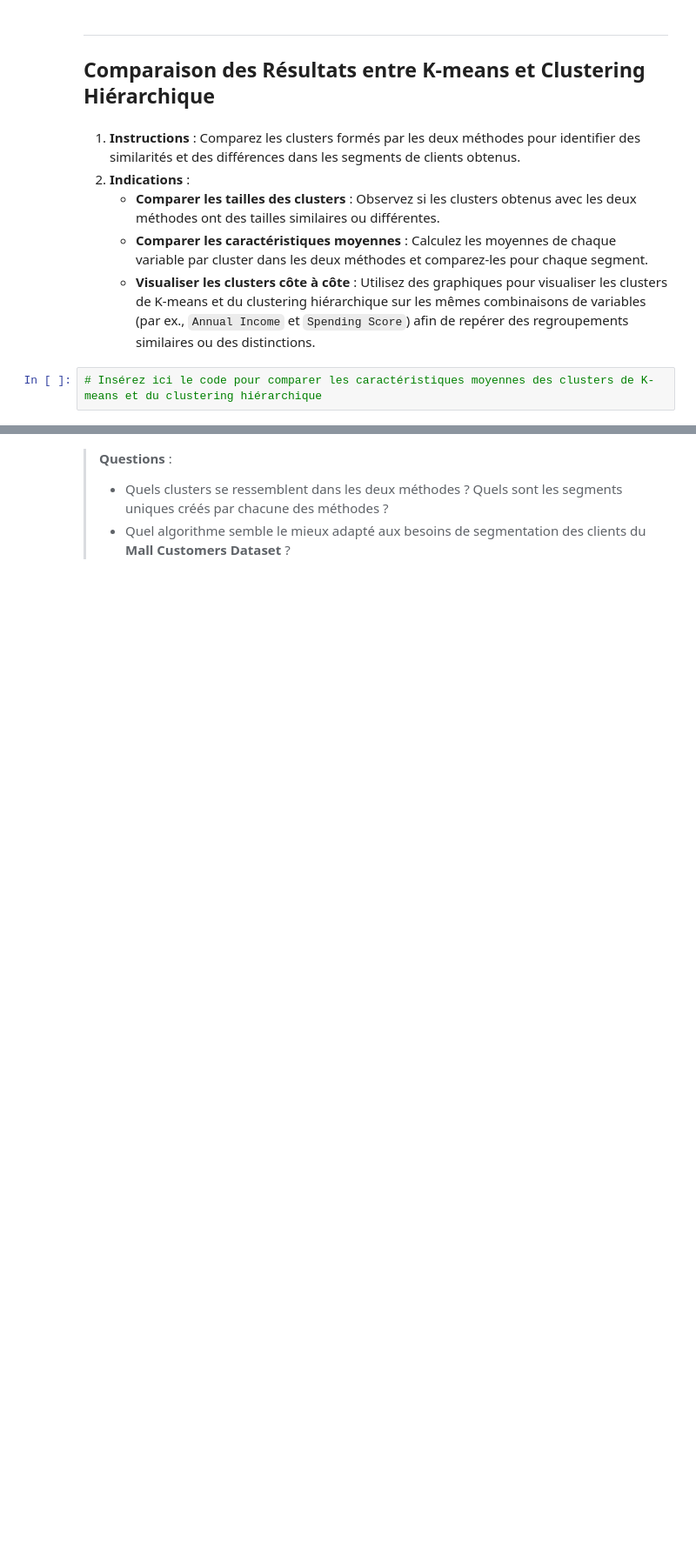
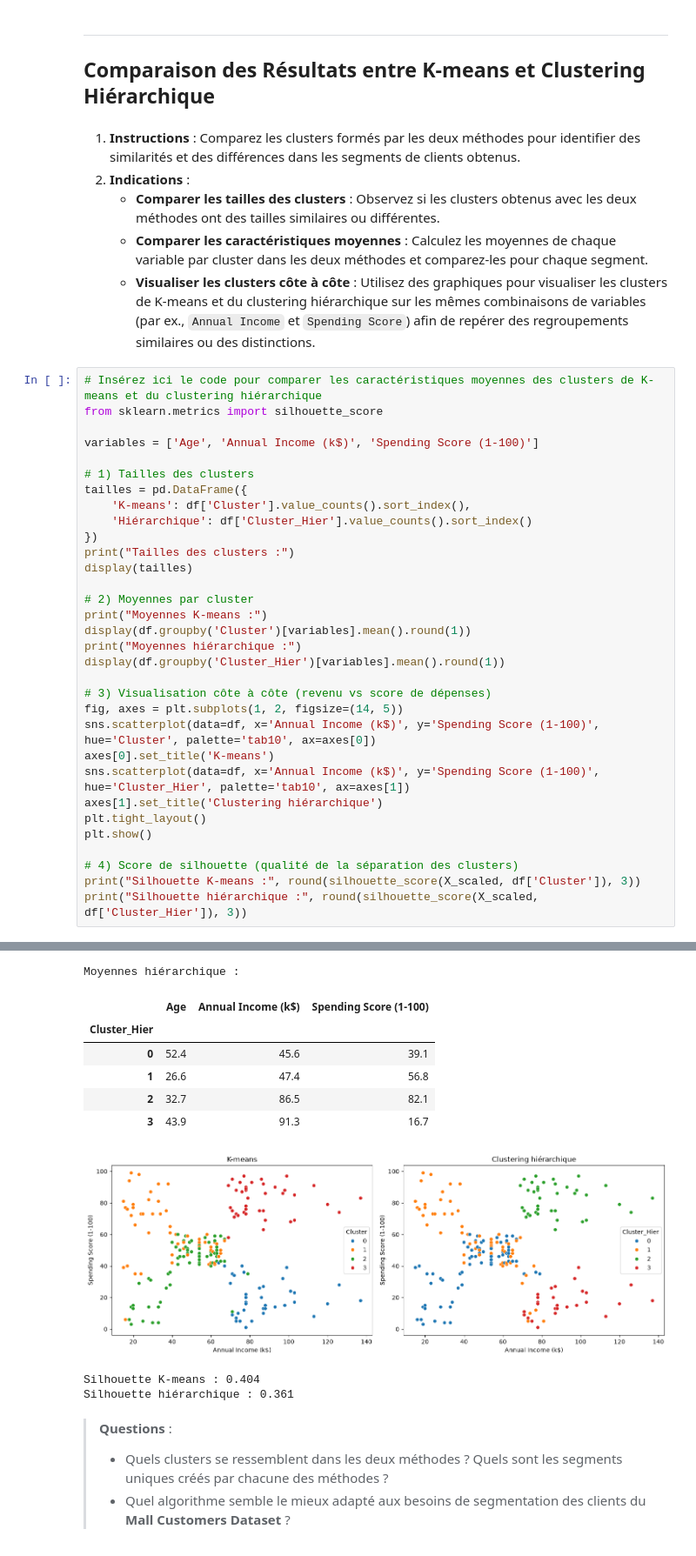
Before and after one commit to jordanandrevon/brief_notebook4_jordan, a Jupyter notebook: nb_04_Apprentissage_Non_Supervisé.ipynb, the cells around one changed output, grey strips where cells are left out. Shown at 87% size. Cells and saved outputs as stored; diff of their text form; blank space fills up the shorter version.

```diff
--- a/nb_04_Apprentissage_Non_Supervisé.ipynb
+++ b/nb_04_Apprentissage_Non_Supervisé.ipynb
@@ -876,3 +984,34 @@ Nous utiliserons ici la méthode **agglomérative**, la plus populaire, qui perm
    - **Visualiser les clusters côte à côte** : Utilisez des graphiques pour visualiser les clusters de K-means et du clustering hiérarchique sur les mêmes combinaisons de variables (par ex., `Annual Income` et `Spending Score`) afin de repérer des regroupements similaires ou des distinctions.
 # %%
 # Insérez ici le code pour comparer les caractéristiques moyennes des clusters de K-means et du clustering hiérarchique
+from sklearn.metrics import silhouette_score
+
+variables = ['Age', 'Annual Income (k$)', 'Spending Score (1-100)']
+
+# 1) Tailles des clusters
+tailles = pd.DataFrame({
+    'K-means': df['Cluster'].value_counts().sort_index(),
+    'Hiérarchique': df['Cluster_Hier'].value_counts().sort_index()
+})
+print("Tailles des clusters :")
+display(tailles)
+
+# 2) Moyennes par cluster
+print("Moyennes K-means :")
+display(df.groupby('Cluster')[variables].mean().round(1))
+print("Moyennes hiérarchique :")
+display(df.groupby('Cluster_Hier')[variables].mean().round(1))
+
+# 3) Visualisation côte à côte (revenu vs score de dépenses)
+fig, axes = plt.subplots(1, 2, figsize=(14, 5))
+sns.scatterplot(data=df, x='Annual Income (k$)', y='Spending Score (1-100)', hue='Cluster', palette='tab10', ax=axes[0])
+axes[0].set_title('K-means')
+sns.scatterplot(data=df, x='Annual Income (k$)', y='Spending Score (1-100)', hue='Cluster_Hier', palette='tab10', ax=axes[1])
+axes[1].set_title('Clustering hiérarchique')
+plt.tight_layout()
+plt.show()
+
+# 4) Score de silhouette (qualité de la séparation des clusters)
+print("Silhouette K-means :", round(silhouette_score(X_scaled, df['Cluster']), 3))
+print("Silhouette hiérarchique :", round(silhouette_score(X_scaled, df['Cluster_Hier']), 3))
+# %% [output]
@@ -879,3 +1031,13 @@ Nous utiliserons ici la méthode **agglomérative**, la plus populaire, qui perm
+Moyennes hiérarchique :
+|  | Age | Annual Income (k$) | Spending Score (1-100) |
+| Cluster_Hier |  |  |  |
+| 0 | 52.4 | 45.6 | 39.1 |
+| 1 | 26.6 | 47.4 | 56.8 |
+| 2 | 32.7 | 86.5 | 82.1 |
+| 3 | 43.9 | 91.3 | 16.7 |
+[figure, added]
+Silhouette K-means : 0.404
+Silhouette hiérarchique : 0.361
 # %% [markdown]
 > **Questions** :
    >- Quels clusters se ressemblent dans les deux méthodes ? Quels sont les segments uniques créés par chacune des méthodes ?
```
Also changed, not shown: parts of 16 cells of this notebook, 2 other files.
